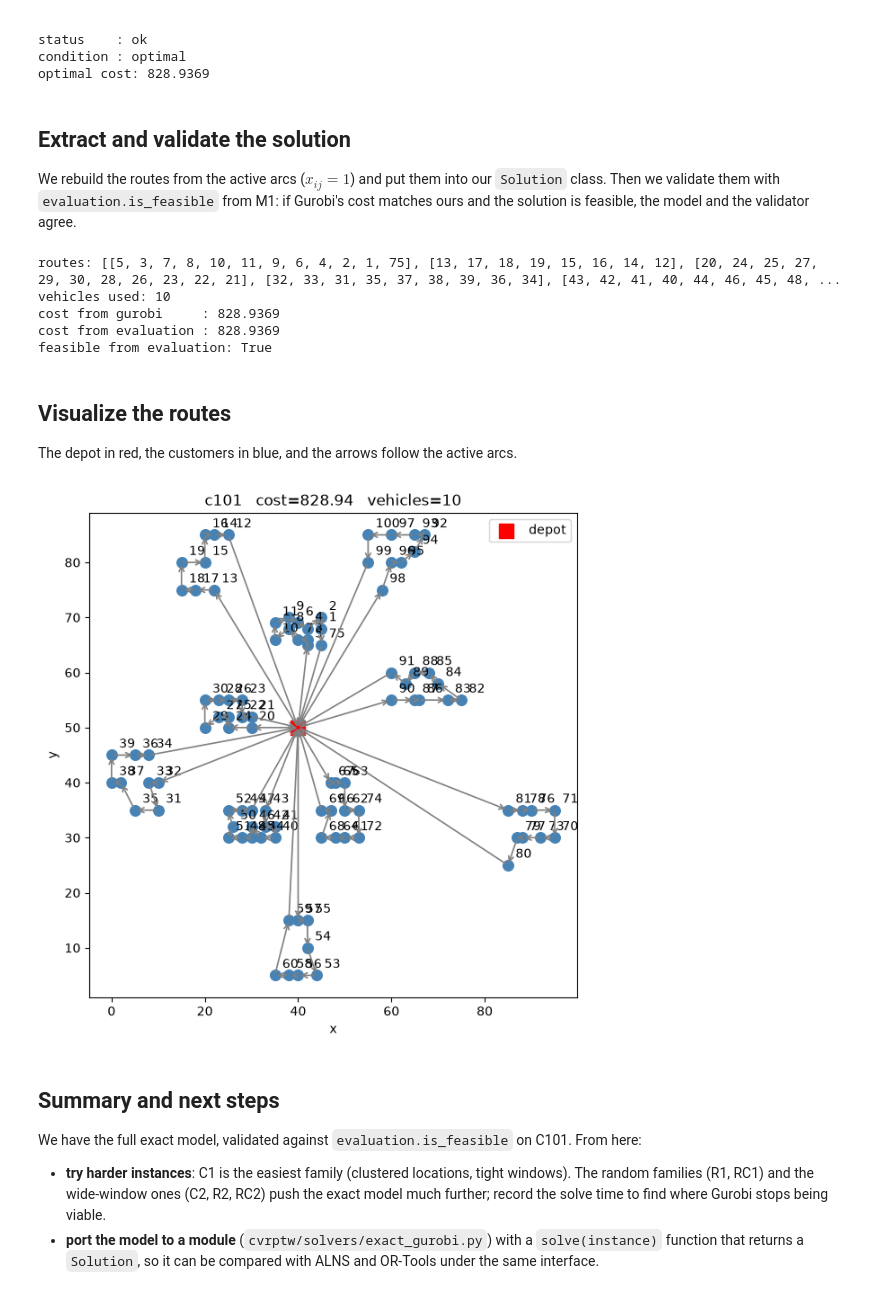
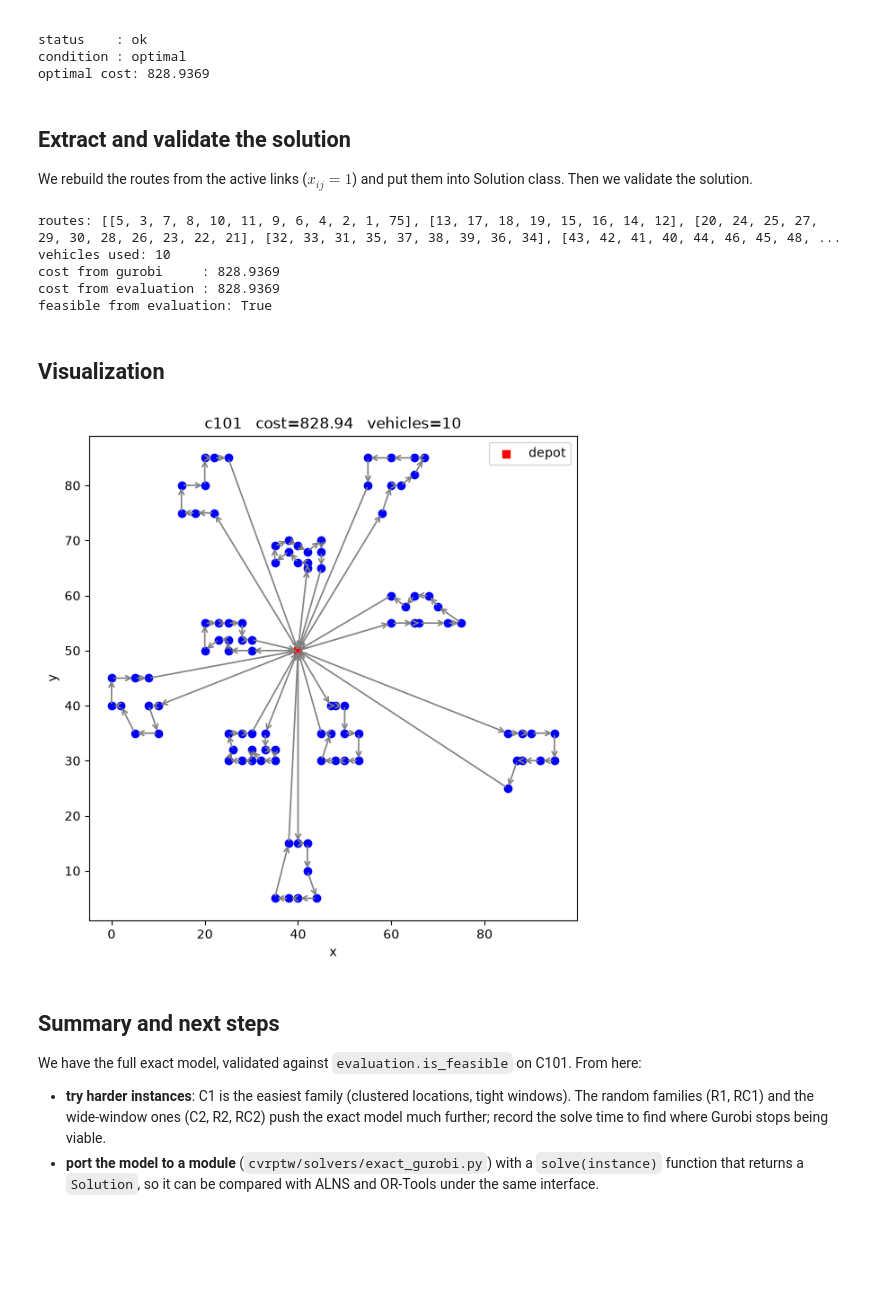
Before and after one commit to gra1111/Vehicle-Routing-Problem-Solver, a Jupyter notebook: notebooks/gurobi_cvrptw.ipynb, the cells around one changed output. Saved outputs shown, nothing was run; the diff lists cells and outputs as text; code cells hidden in the pictures; blank space fills up the shorter version.

```diff
--- a/notebooks/gurobi_cvrptw.ipynb
+++ b/notebooks/gurobi_cvrptw.ipynb
@@ -152,19 +155,20 @@ Exactly one arc enters and one arc leaves each customer. At most $K$ vehicles le
 # %%
-# 1  one arc enters each customer j
-def in_degree_rule(m, j):
+# 1  one link enters each customer j
+def in_customer_rule(m, j):
     return sum(m.x[i, j] for i in m.N if i != j) == 1
-model.in_degree = pe.Constraint(model.C, rule=in_degree_rule)
+model.in_customer = pe.Constraint(model.C, rule=in_customer_rule)
 
-# 2  one arc leaves each customer i
-def out_degree_rule(m, i):
+# 2  one link leaves each customer i
+def out_customer_rule(m, i):
     return sum(m.x[i, j] for j in m.N if j != i) == 1
-model.out_degree = pe.Constraint(model.C, rule=out_degree_rule)
+model.out_customer = pe.Constraint(model.C, rule=out_customer_rule)
 
-# 3  no more than K vehicles and as many return as leave
+# 3  no more than K vehicles leave
 def depot_out_rule(m):
     return sum(m.x[0, j] for j in m.C) <= K
 model.depot_out = pe.Constraint(rule=depot_out_rule)
 
+# as many vehicles as left return
 def depot_balance_rule(m):
     return sum(m.x[0, j] for j in m.C) == sum(m.x[i, 0] for i in m.C)
 model.depot_balance = pe.Constraint(rule=depot_balance_rule)
@@ -175,10 +179,8 @@ If arc $i\to j$ is used, service at $j$ cannot start before servicing $i$ and tr
 # %%
 # 4  time propagation towards each customer j
 def time_rule(m, i, j):
-    if i == j or j == 0:
-        return pe.Constraint.Skip
     return m.w[i] + s[i] + c[i][j] - M * (1 - m.x[i, j]) <= m.w[j]
-model.time = pe.Constraint(model.N, model.N, rule=time_rule)
+model.time = pe.Constraint(customer_links, rule=time_rule)
 
 # 5  return to the depot before it closes
 def return_rule(m, i):
@@ -191,8 +193,6 @@ If arc $i\to j$ is used, the load accumulated on arriving at $j$ is that of $i$
 # %%
 # 7  load propagation towards each customer j
 def load_rule(m, i, j):
-    if i == j or j == 0:
-        return pe.Constraint.Skip
     return m.u[i] + q[j] - Q * (1 - m.x[i, j]) <= m.u[j]
-model.capacity = pe.Constraint(model.N, model.N, rule=load_rule)
+model.capacity = pe.Constraint(customer_links, rule=load_rule)
 # %% [markdown]
@@ -228,22 +226,21 @@ optimal cost: 828.9369
 # %% [markdown]
 ## Extract and validate the solution
 
-We rebuild the routes from the active arcs ($x_{ij}=1$) and put them into our `Solution` class. Then we validate them with `evaluation.is_feasible` from M1: if Gurobi's cost matches ours and the solution is feasible, the model and the validator agree.
+We rebuild the routes from the active links ($x_{ij}=1$) and put them into Solution class. Then we validate the solution.
 # %%
 from cvrptw.model import Solution
 from cvrptw import evaluation as ev
 
-# active arcs
-active = [(i, j) for (i, j) in arcs if pe.value(model.x[i, j]) > 0.5]
+# active links
+active = [(i, j) for (i, j) in links if pe.value(model.x[i, j])==1]
 
-# each customer has a single successor so we rebuild the routes following the arcs
-succ = {i: j for (i, j) in active if i != 0}
+succesors = {i: j for (i, j) in active if i != 0}
 routes = []
 for first in [j for (i, j) in active if i == 0]:
     route = [first]
     node = first
-    while succ[node] != 0:
-        node = succ[node]
+    while succesors[node] != 0:
+        node = succesors[node]
         route.append(node)
     routes.append(route)
 
@@ -260,36 +257,32 @@ cost from gurobi     : 828.9369
 cost from evaluation : 828.9369
 feasible from evaluation: True
 # %% [markdown]
-## Visualize the routes
-
-The depot in red, the customers in blue, and the arrows follow the active arcs.
+## Visualization
 # %%
 import matplotlib.pyplot as plt
 
 fig, ax = plt.subplots(figsize=(7, 7))
 
 # nodes
 for i in nodes:
     node = instance.nodes[i]
     if i == 0:
-        ax.scatter(node.x, node.y, c='red', marker='s', s=140, zorder=3, label='depot')
+        ax.scatter(node.x, node.y, c='red', marker='s', label='depot')
     else:
-        ax.scatter(node.x, node.y, c='steelblue', s=70, zorder=3)
-        ax.annotate(str(i), (node.x, node.y), textcoords='offset points', xytext=(6, 6))
+        ax.scatter(node.x, node.y, c='blue')
 
-# active arcs
+# links
 for (i, j) in active:
-    ni, nj = instance.nodes[i], instance.nodes[j]
-    ax.annotate('', xy=(nj.x, nj.y), xytext=(ni.x, ni.y),
+    ax.annotate('', xy=(instance.nodes[j].x, instance.nodes[j].y), xytext=(instance.nodes[i].x, instance.nodes[i].y),
                 arrowprops=dict(arrowstyle='->', color='gray', lw=1.2))
 
 ax.set_title(f'{instance.name}   cost={pe.value(model.obj):.2f}   vehicles={sol.num_vehicles}')
 ax.set_xlabel('x')
 ax.set_ylabel('y')
 ax.legend()
 plt.show()
 # %% [output]
-[figure, old version]
+[figure, new version]
 # %% [markdown]
 ## Summary and next steps
 
```
Also changed, not shown: parts of 9 cells of this notebook.
